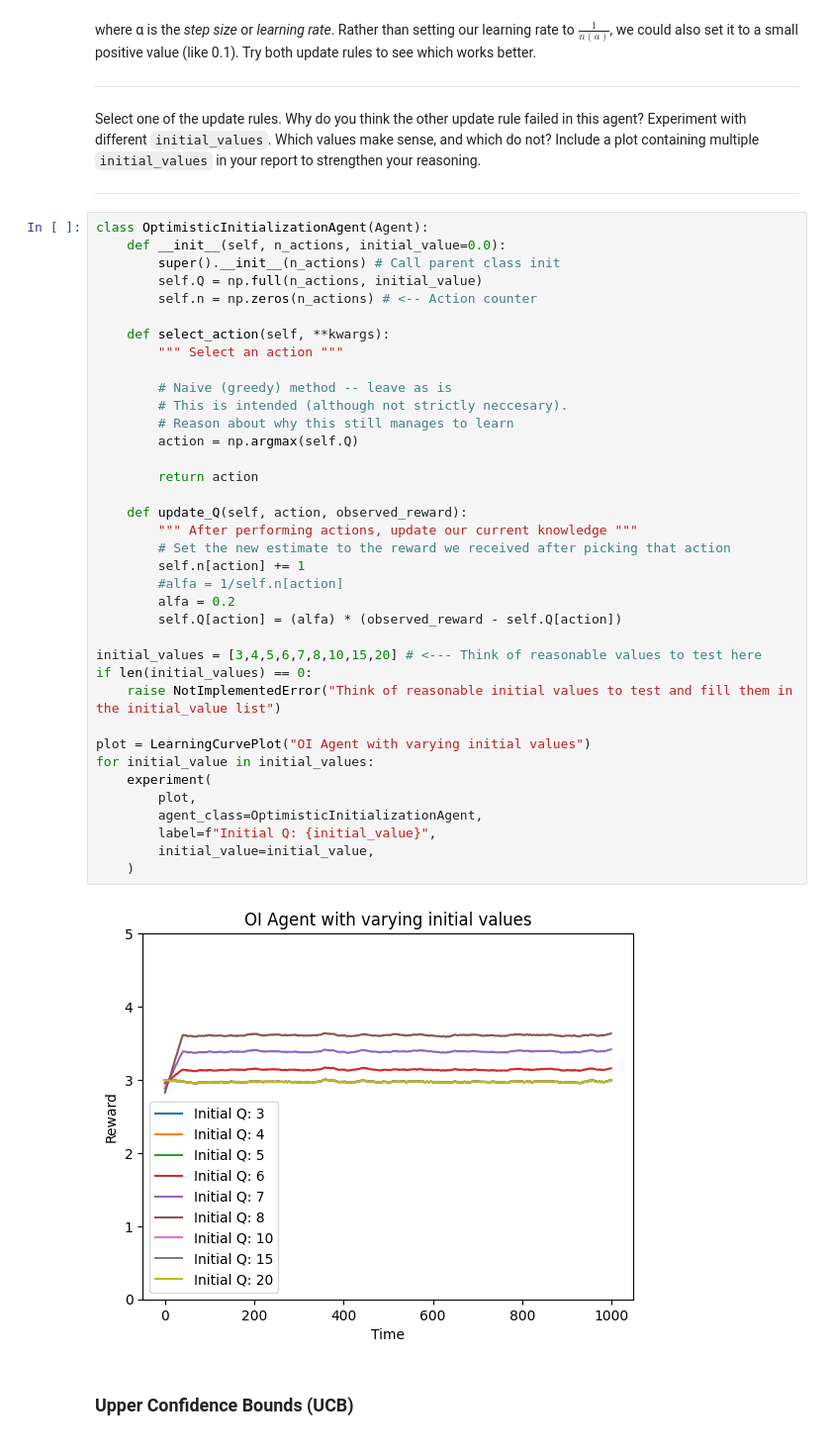
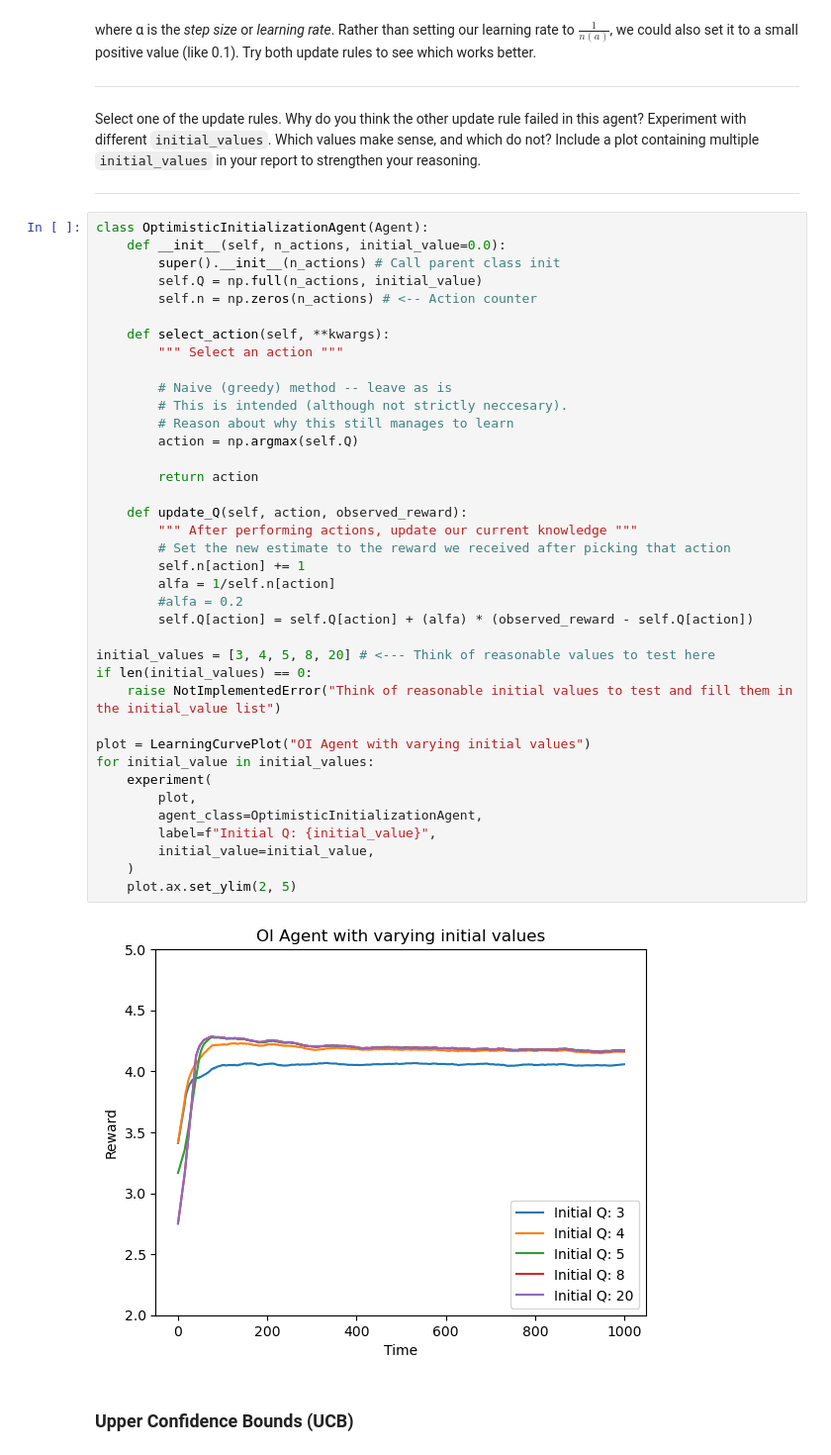
Before and after one commit to bokchoy19/intro_to_rl_assignments, a Jupyter notebook: RL_Bachelor_Assignment_1A_(2026).ipynb, the cells around one changed output. Shown at 99% size. Drawn from its saved outputs; the diff is of its cells as text.

```diff
--- a/RL_Bachelor_Assignment_1A_(2026).ipynb
+++ b/RL_Bachelor_Assignment_1A_(2026).ipynb
@@ -418,38 +409,39 @@ class OptimisticInitializationAgent(Agent):
         self.Q = np.full(n_actions, initial_value)
         self.n = np.zeros(n_actions) # <-- Action counter
 
     def select_action(self, **kwargs):
         """ Select an action """
 
         # Naive (greedy) method -- leave as is
         # This is intended (although not strictly neccesary).
         # Reason about why this still manages to learn
         action = np.argmax(self.Q)
 
         return action
 
     def update_Q(self, action, observed_reward):
         """ After performing actions, update our current knowledge """
         # Set the new estimate to the reward we received after picking that action
         self.n[action] += 1
-        #alfa = 1/self.n[action]
-        alfa = 0.2
-        self.Q[action] = (alfa) * (observed_reward - self.Q[action])
+        alfa = 1/self.n[action]
+        #alfa = 0.2
+        self.Q[action] = self.Q[action] + (alfa) * (observed_reward - self.Q[action])
 
-initial_values = [3,4,5,6,7,8,10,15,20] # <--- Think of reasonable values to test here
+initial_values = [3, 4, 5, 8, 20] # <--- Think of reasonable values to test here
 if len(initial_values) == 0:
     raise NotImplementedError("Think of reasonable initial values to test and fill them in the initial_value list")
 
 plot = LearningCurvePlot("OI Agent with varying initial values")
 for initial_value in initial_values:
     experiment(
         plot,
         agent_class=OptimisticInitializationAgent,
         label=f"Initial Q: {initial_value}",
         initial_value=initial_value,
     )
+    plot.ax.set_ylim(2, 5)
 # %% [output]
-[figure, old version]
+[figure, new version]
 # %% [markdown]
 ### Upper Confidence Bounds (UCB)
 # %% [markdown]
```
Also changed, not shown: parts of 5 cells of this notebook.
